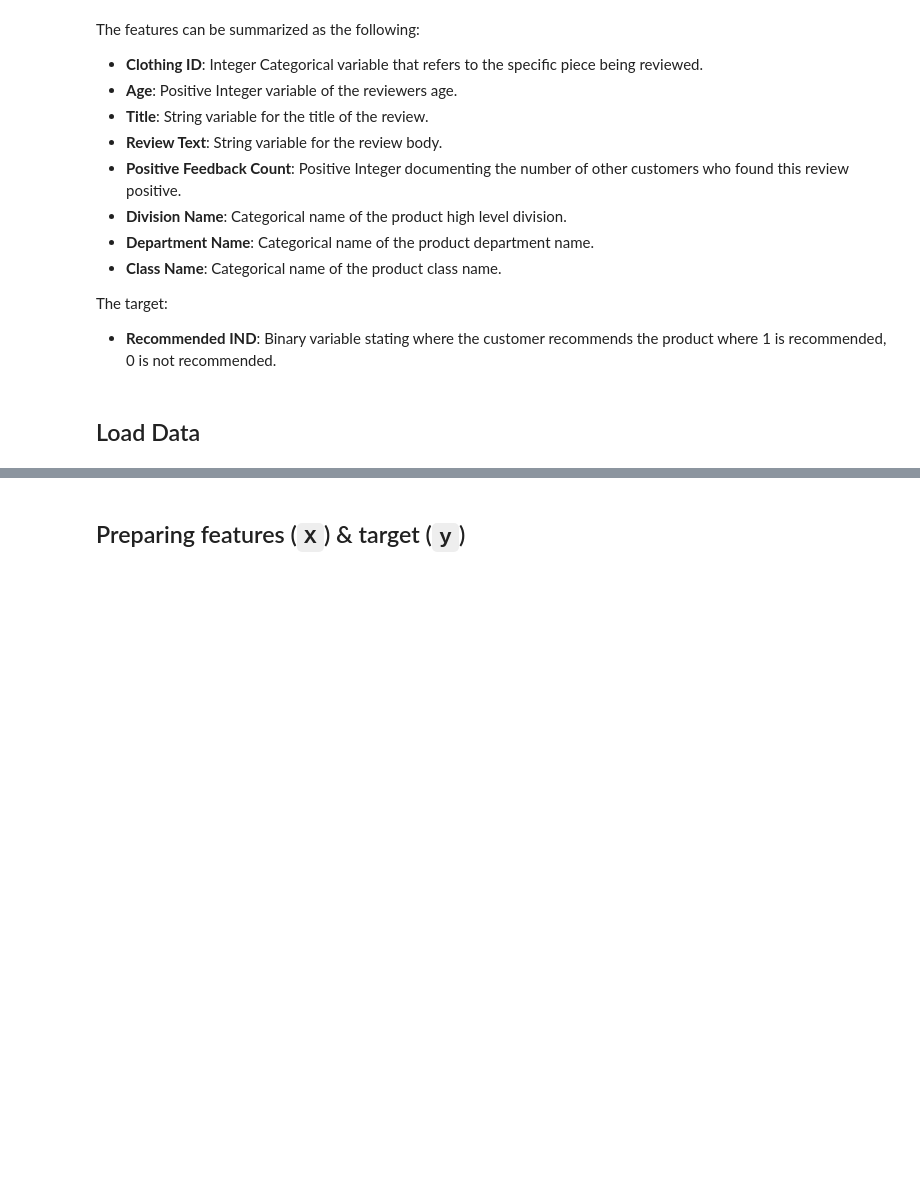
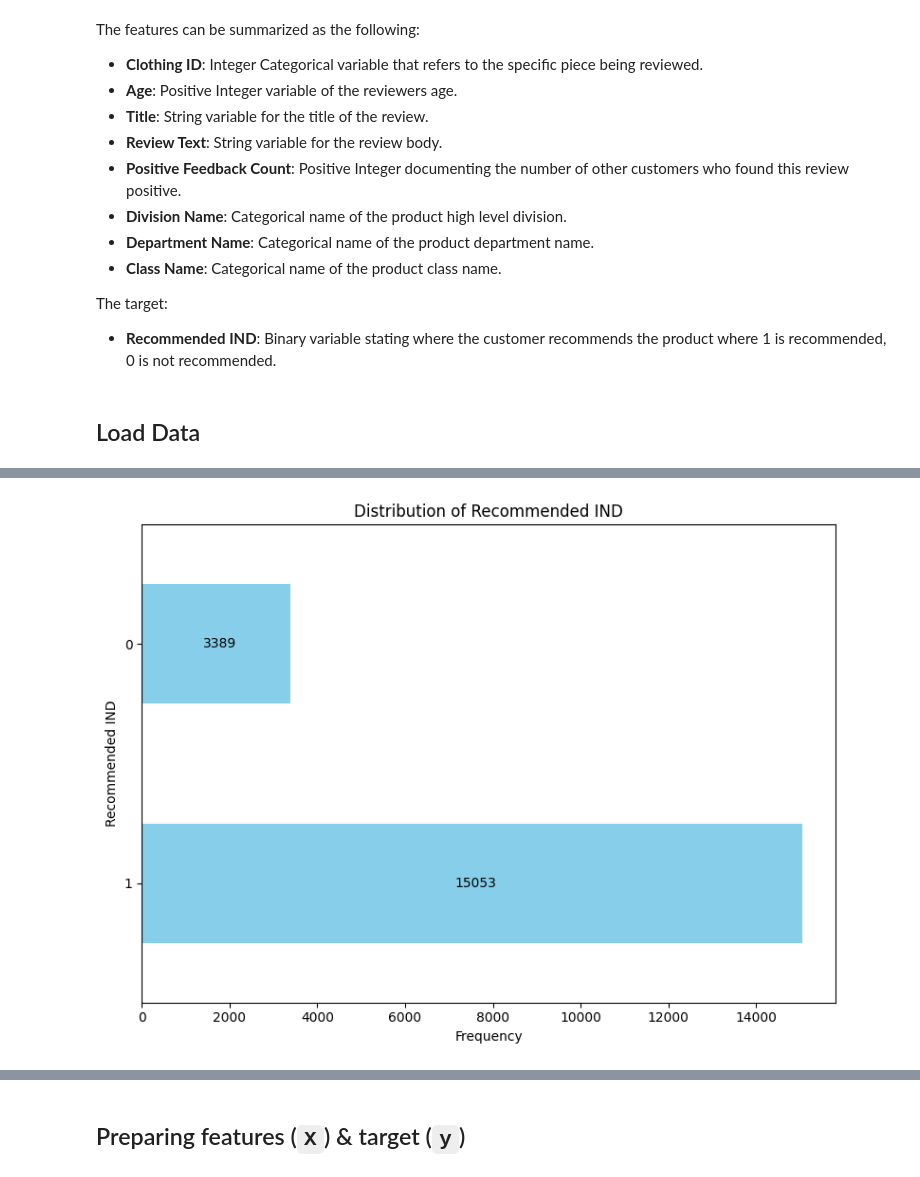
Before and after one commit to Soliman2020/ai_master_DataScientist-Elective_Project03, a Jupyter notebook: starter/starter.ipynb, the cells around one changed output, grey strips where cells are left out. Cells and saved outputs as stored; diff of their text form; code cells hidden in the pictures; blank space fills up the shorter version.

```diff
--- a/starter/starter.ipynb
+++ b/starter/starter.ipynb
@@ -72,0 +161,12 @@ df.head()
+# %%
+# Recommended IND Visualization
+fig, ax = plt.subplots(figsize=(8, 6))
+df['Recommended IND'].value_counts().plot(kind='barh', ax=ax, color='skyblue')
+ax.set_title('Distribution of Recommended IND')
+ax.set_ylabel('Recommended IND')
+ax.set_xlabel('Frequency')
+ax.bar_label(ax.containers[0], padding=3, label_type= 'center')
+plt.tight_layout()
+plt.show()
+# %% [output]
+[figure, added]
```
Also changed, not shown: parts of 11 cells of this notebook.
